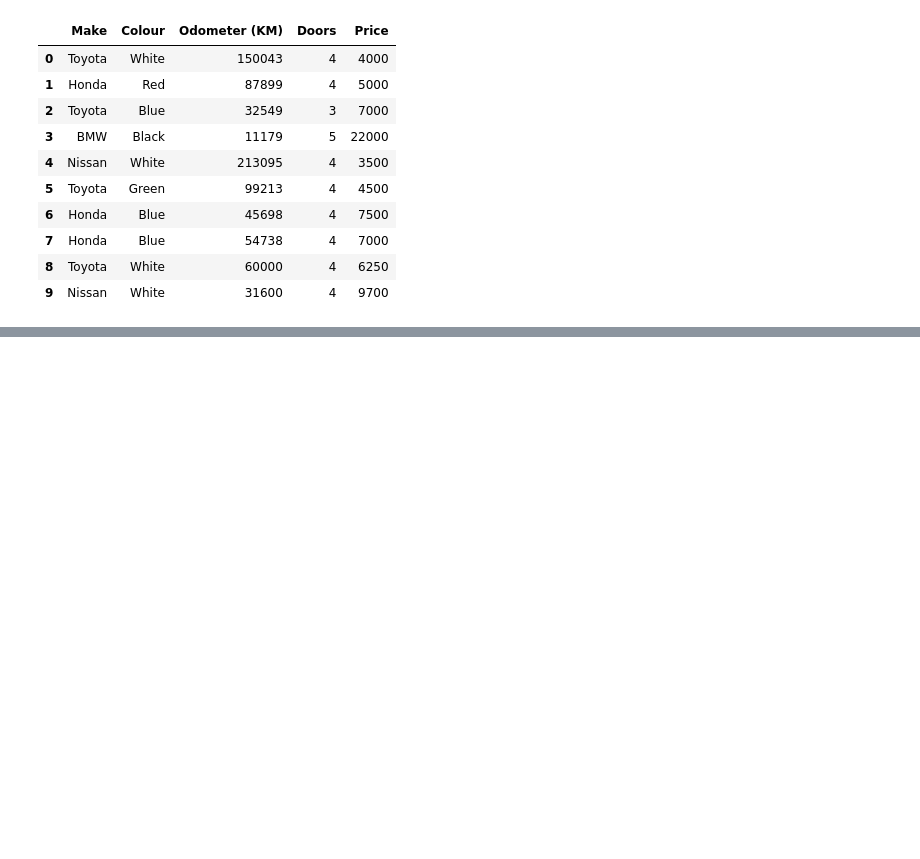
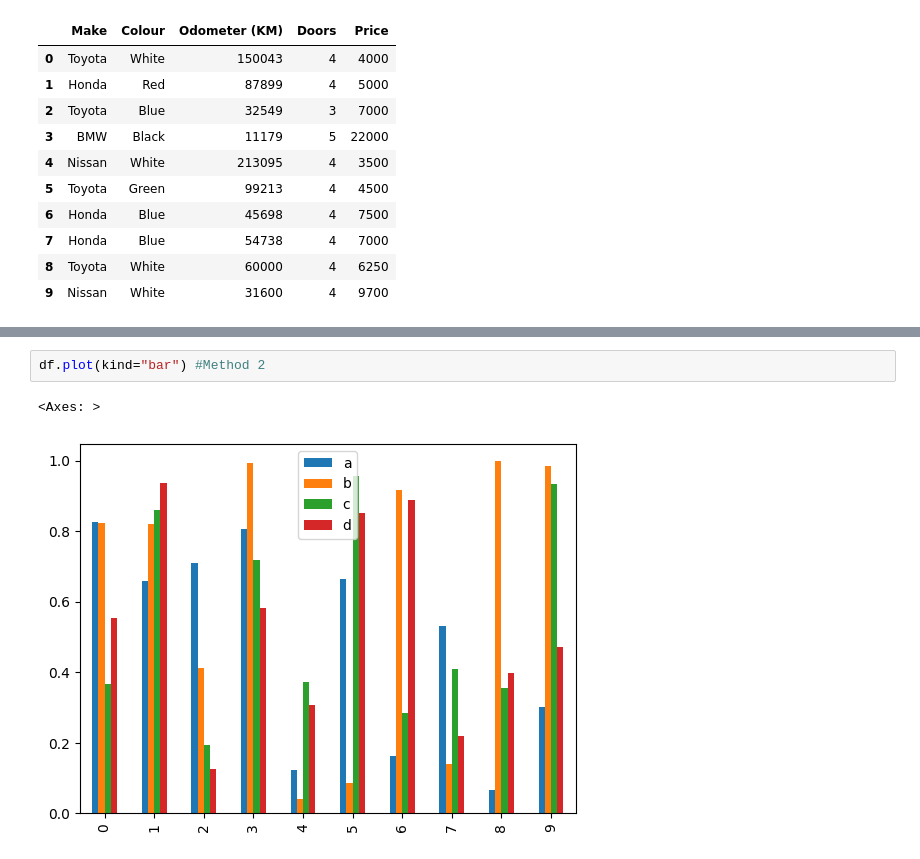
Before and after one commit to Dharshansk16/Data-Analysis-Tools, a Jupyter notebook: Introduction_to_Matplotlib/matplotlib_workbook.ipynb, the cells around one changed output, grey strips where cells are left out. Drawn from its saved outputs; the diff is of its cells as text; blank space fills up the shorter version.

```diff
--- a/Introduction_to_Matplotlib/matplotlib_workbook.ipynb
+++ b/Introduction_to_Matplotlib/matplotlib_workbook.ipynb
@@ -214,0 +261,5 @@ ValueError: Of the four parameters: start, end, periods, and freq, exactly three
+# %%
+df.plot(kind="bar") #Method 2
+# %% [output]
+<Axes: >
+[figure, added]
```
Also changed, not shown: parts of 39 cells of this notebook, 1 other file.
